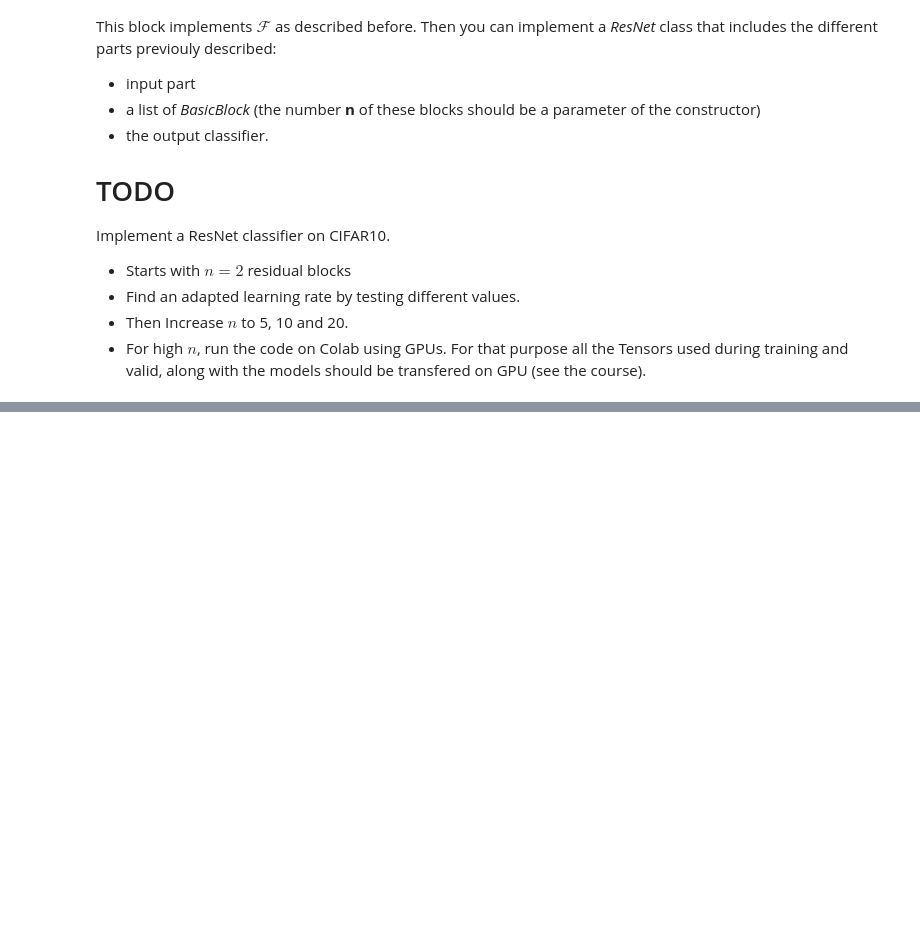
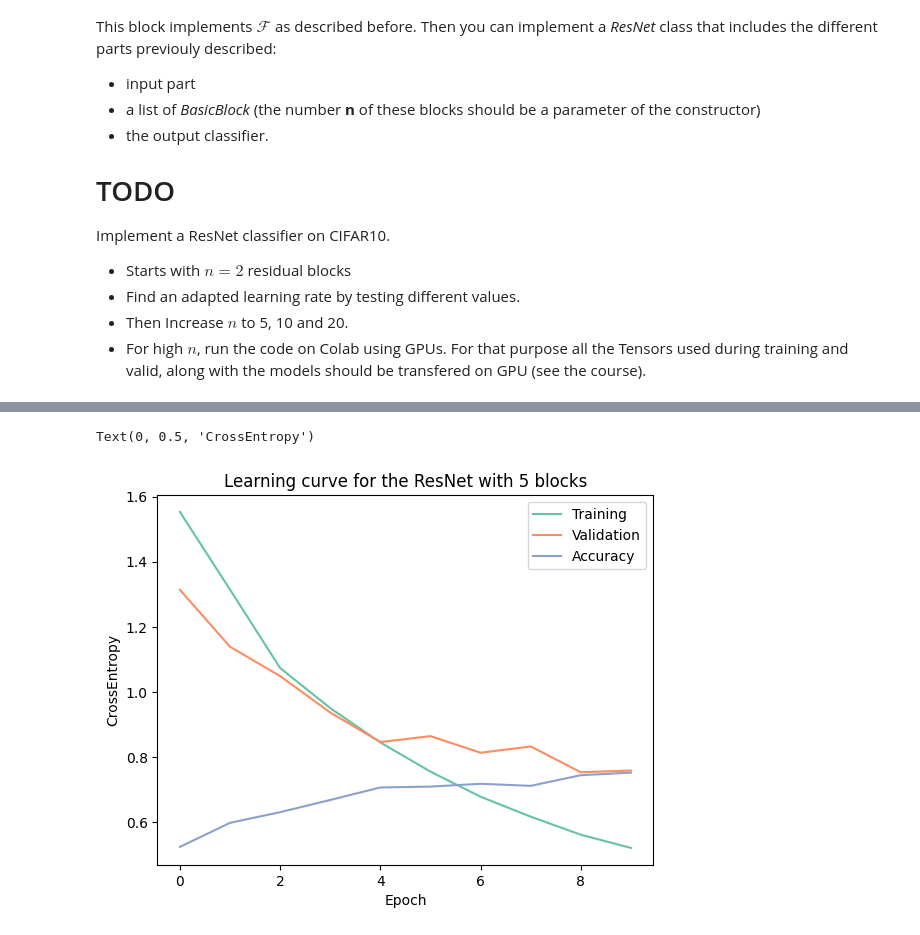
Before and after one commit to constantbourdrez/DL_ESPCI, a Jupyter notebook: ADL_lab_ResNet.ipynb, the cells around one changed output, grey strips where cells are left out. Saved outputs shown, nothing was run; the diff lists cells and outputs as text; code cells hidden in the pictures; blank space fills up the shorter version.

Commit message:
TRained ResNet5 and ResNet10

```diff
--- a/ADL_lab_ResNet.ipynb
+++ b/ADL_lab_ResNet.ipynb
@@ -487,0 +493,3 @@ Text(0, 0.5, 'CrossEntropy')
+# %%
+resnet5 = ResNet(5).to(device)
+resnet5 = trainer(resnet5, trainloader, testloader, nepoch = 10, lr = 1e-3)
@@ -487,0 +507,15 @@ Text(0, 0.5, 'CrossEntropy')
+# %%
+model, train_losses, valid_losses, accuracies = resnet5
+
+#Plot the results with 15 epoch
+sns.set_palette("Set2")
+plt.plot(train_losses, label = 'Training')
+plt.plot(valid_losses, label = 'Validation')
+plt.plot(accuracies, label = 'Accuracy')
+plt.legend()
+plt.title('Learning curve for the ResNet with 5 blocks')
+plt.xlabel('Epoch')
+plt.ylabel('CrossEntropy')
+# %% [output]
+Text(0, 0.5, 'CrossEntropy')
+[figure, added]
```
Also changed, not shown: parts of 17 cells of this notebook.
